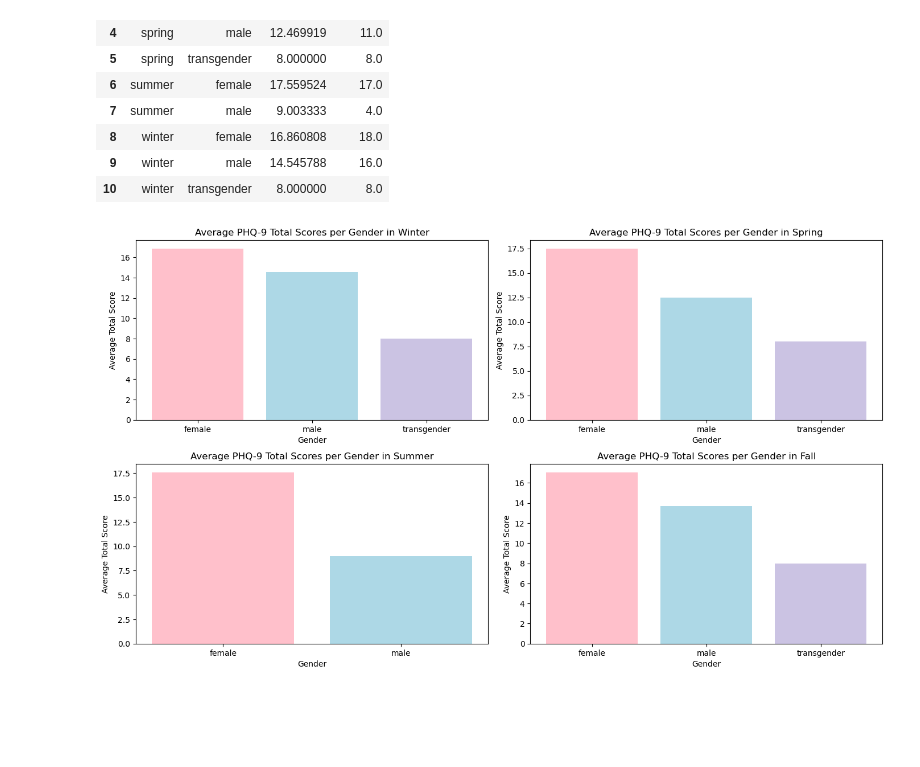
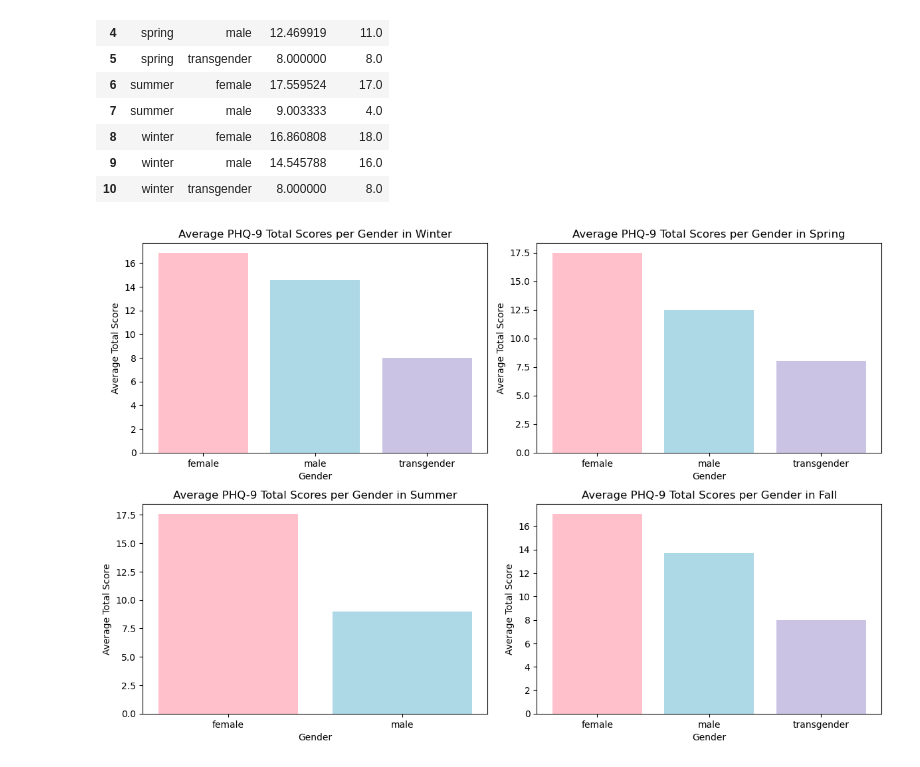
Before and after one commit to meera-patel01/PHQ-9-ANALYSIS, a Jupyter notebook: PHQ-9 ANALYSIS.ipynb, the cells around one changed output. Saved outputs shown, nothing was run; the diff lists cells and outputs as text; code cells hidden in the pictures; blank space fills up the shorter version.

```diff
--- a/PHQ-9 ANALYSIS.ipynb
+++ b/PHQ-9 ANALYSIS.ipynb
@@ -175,7 +198,7 @@ agg_df_gender
 | 10 | winter | transgender | 8.000000 | 8.0 |
 # %%
 
-plt.figure(figsize=(14, 8))
+plt.figure(figsize=(12, 8))
 
 #creating a 2x2 plot with 4 subplots
 plt.subplot(2, 2, 1)
@@ -192,34 +215,34 @@ plt.subplot(2, 2, 2)
 plt.bar(agg_df_gender.loc[agg_df_gender['season'] == 'spring']['sex'],
         agg_df_gender.loc[agg_df_gender['season'] == 'spring']['total.score']['mean'],
         color=['#FFC0CB', '#ADD8E6', '#CBC3E3'])
 plt.title('Average PHQ-9 Total Scores per Gender in Spring')
 plt.xlabel('Gender')
 plt.ylabel('Average Total Score')
 
 plt.subplot(2, 2, 3)
 #bar plot for summer showing the mean total score for each gender
 plt.bar(agg_df_gender.loc[agg_df_gender['season'] == 'summer']['sex'],
         agg_df_gender.loc[agg_df_gender['season'] == 'summer']['total.score']['mean'],
         color=['#FFC0CB', '#ADD8E6', '#CBC3E3'])
 plt.title('Average PHQ-9 Total Scores per Gender in Summer')
 plt.xlabel('Gender')
 plt.ylabel('Average Total Score')
 
 plt.subplot(2, 2, 4)
 #bar plot for fall showing the mean total score for each gender
 plt.bar(agg_df_gender.loc[agg_df_gender['season'] == 'fall']['sex'],
         agg_df_gender.loc[agg_df_gender['season'] == 'fall']['total.score']['mean'],
         color=['#FFC0CB', '#ADD8E6', '#CBC3E3'])
 plt.title('Average PHQ-9 Total Scores per Gender in Fall')
 plt.xlabel('Gender')
 plt.ylabel('Average Total Score')
 
 
 #displaying plot
 plt.tight_layout(pad=1.0)
 plt.show()
 # %% [output]
-[figure, old version]
+[figure, new version]
 # %%
 #Do individuals have higher PHQ-9 scores, indicating more severe depressive symptoms,
 #during the winter months compared to the summer months?
```
Also changed, not shown: parts of 2 cells of this notebook.
